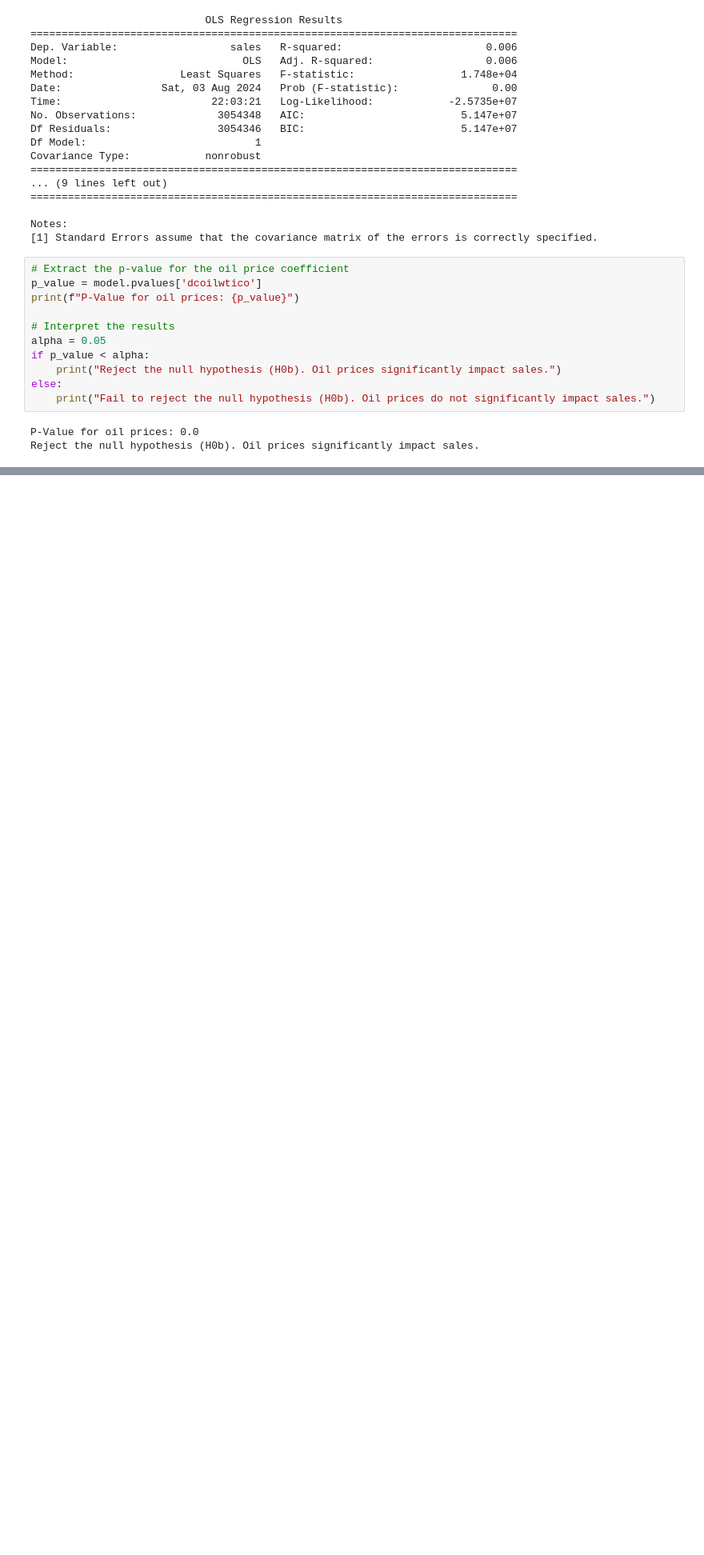
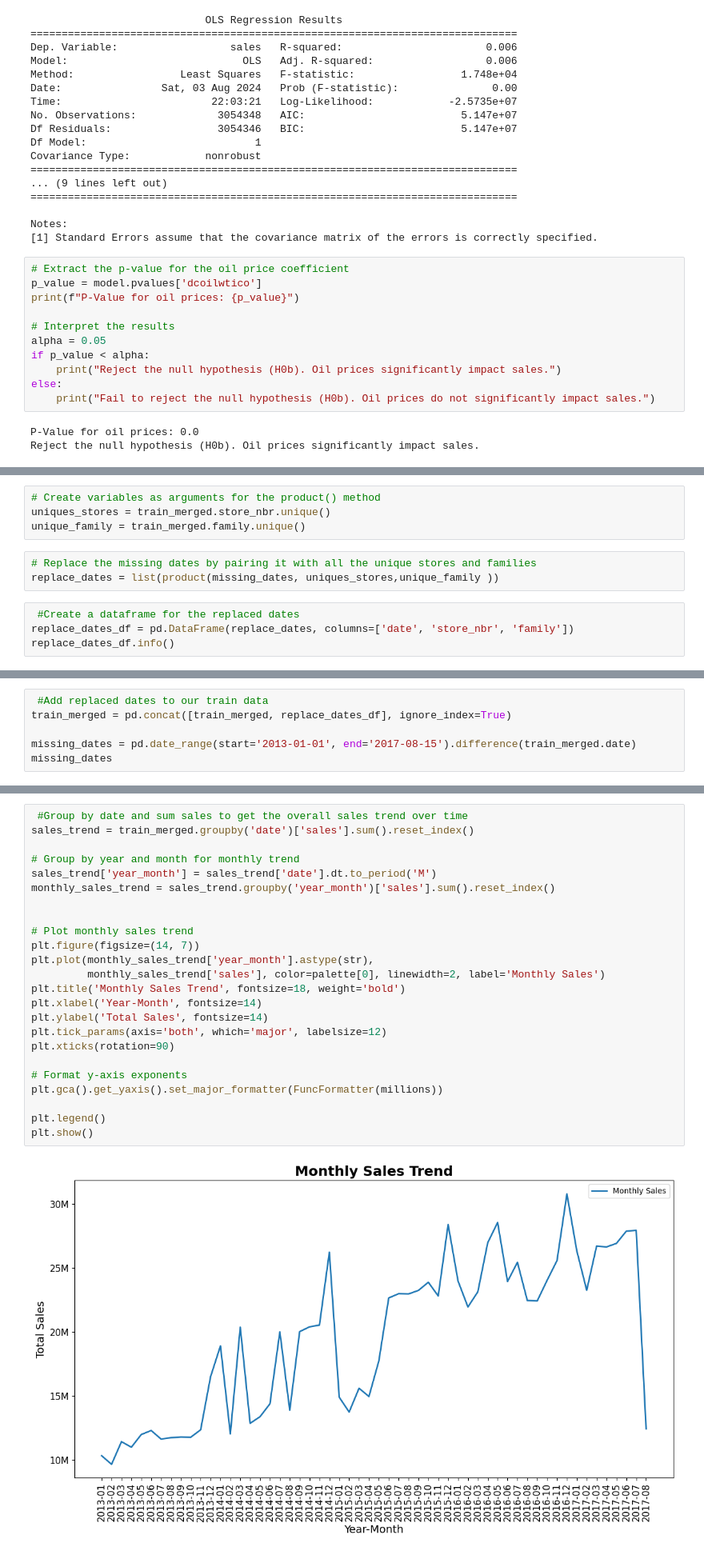
Before and after one commit to Sena-Aku-Agbotse/Time-Series-Regression, a Jupyter notebook: Notebook/main.ipynb, the cells around one changed output, grey strips where cells are left out. Shown at 80% size. Cells and saved outputs as stored; diff of their text form; blank space fills up the shorter version.

```diff
--- a/Notebook/main.ipynb
+++ b/Notebook/main.ipynb
@@ -497,0 +527,11 @@ Reject the null hypothesis (H0b). Oil prices significantly impact sales.
+# %%
+# Create variables as arguments for the product() method
+uniques_stores = train_merged.store_nbr.unique()
+unique_family = train_merged.family.unique()
+# %%
+# Replace the missing dates by pairing it with all the unique stores and families
+replace_dates = list(product(missing_dates, uniques_stores,unique_family ))
+# %%
+ #Create a dataframe for the replaced dates
+replace_dates_df = pd.DataFrame(replace_dates, columns=['date', 'store_nbr', 'family'])
+replace_dates_df.info()
@@ -497,0 +549,6 @@ Reject the null hypothesis (H0b). Oil prices significantly impact sales.
+# %%
+ #Add replaced dates to our train data
+train_merged = pd.concat([train_merged, replace_dates_df], ignore_index=True)
+
+missing_dates = pd.date_range(start='2013-01-01', end='2017-08-15').difference(train_merged.date)
+missing_dates
@@ -497,0 +615,26 @@ Reject the null hypothesis (H0b). Oil prices significantly impact sales.
+# %%
+ #Group by date and sum sales to get the overall sales trend over time
+sales_trend = train_merged.groupby('date')['sales'].sum().reset_index()
+
+# Group by year and month for monthly trend
+sales_trend['year_month'] = sales_trend['date'].dt.to_period('M')
+monthly_sales_trend = sales_trend.groupby('year_month')['sales'].sum().reset_index()
+
+
+# Plot monthly sales trend
+plt.figure(figsize=(14, 7))
+plt.plot(monthly_sales_trend['year_month'].astype(str),
+         monthly_sales_trend['sales'], color=palette[0], linewidth=2, label='Monthly Sales')
+plt.title('Monthly Sales Trend', fontsize=18, weight='bold')
+plt.xlabel('Year-Month', fontsize=14)
+plt.ylabel('Total Sales', fontsize=14)
+plt.tick_params(axis='both', which='major', labelsize=12)
+plt.xticks(rotation=90)
+
+# Format y-axis exponents
+plt.gca().get_yaxis().set_major_formatter(FuncFormatter(millions))
+
+plt.legend()
+plt.show()
+# %% [output]
+[figure, added]
```
Also changed, not shown: parts of 8 cells of this notebook.
